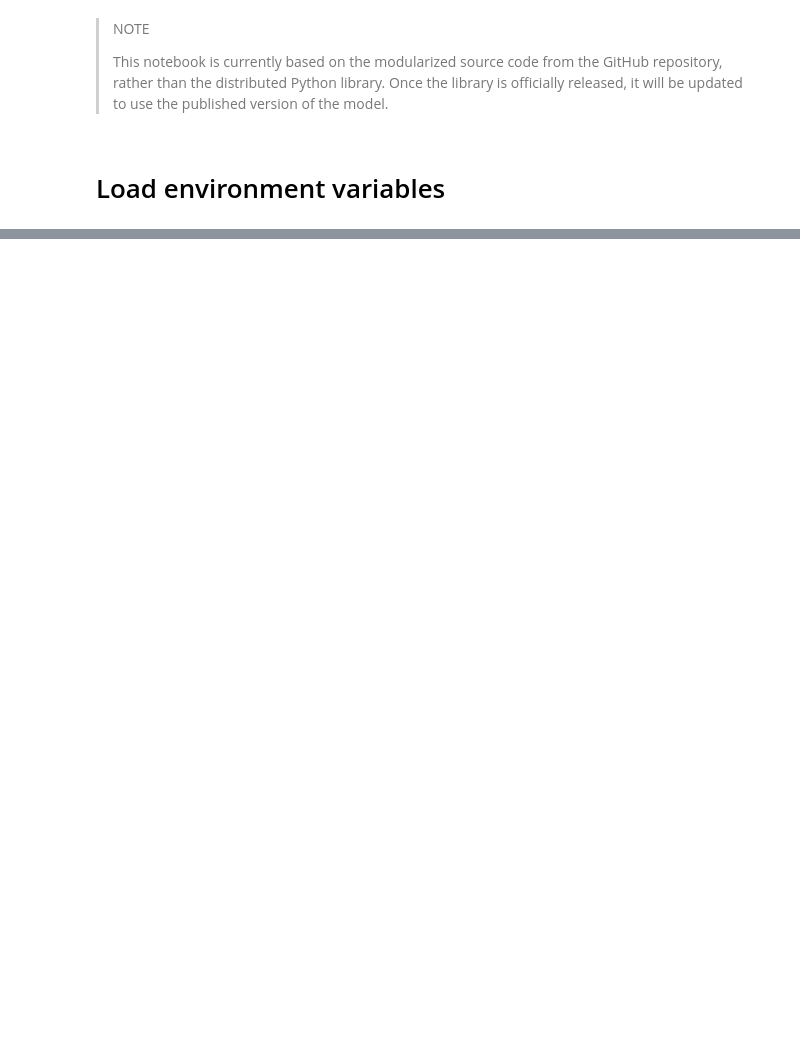
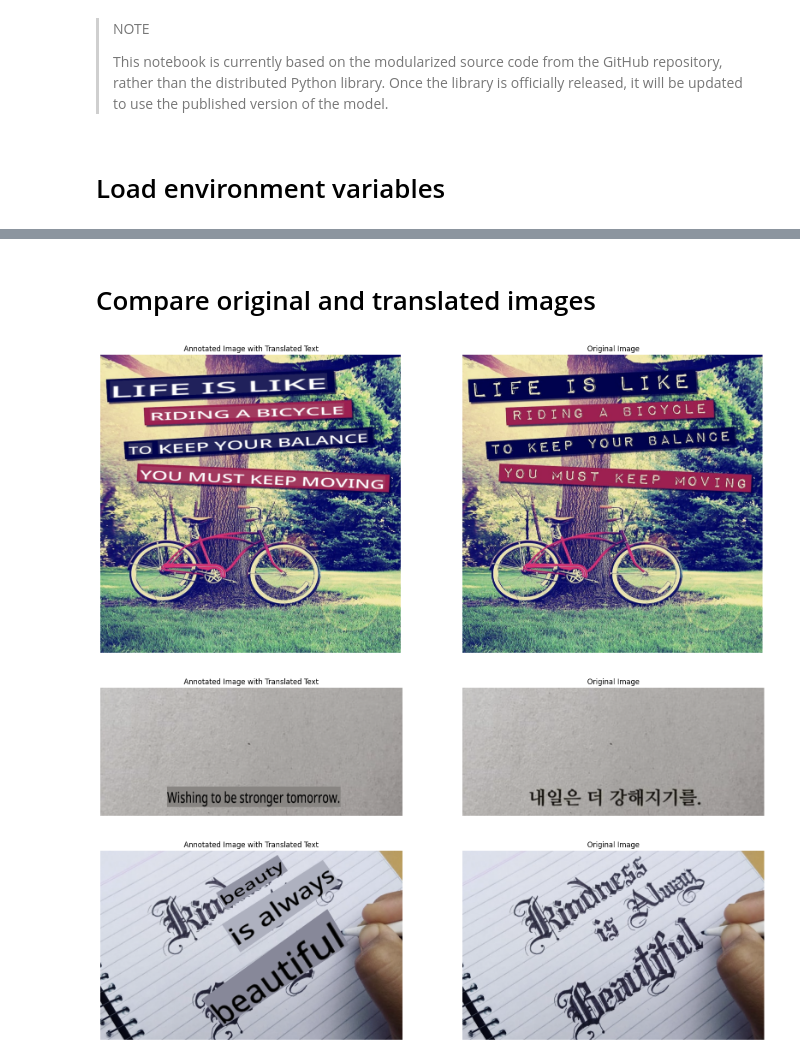
Before and after one commit to Imperial-EE-Microsoft/co_op_translator, a Jupyter notebook: notebooks/notebook_for_module_project.ipynb, the cells around one changed output, grey strips where cells are left out. Drawn from its saved outputs; the diff is of its cells as text; code cells hidden in the pictures; blank space fills up the shorter version.

```diff
--- a/notebooks/notebook_for_module_project.ipynb
+++ b/notebooks/notebook_for_module_project.ipynb
@@ -26,12 +26,14 @@ api_version = '2023-12-01-preview'
 # Import necessary functions from the modularized project
 from src.image_translator.azure_vision_translator import translate_image
 
+image_path1 = "../data/images/bicycle.png"
+image_path2 = "../data/images/korean.png"
+image_path3 = "../data/images/calligraphy.png"
 # Example usage of the translate_image function
-image_path = "../data/images/bicycle.png"
-translated_image_path = translate_image(image_path, "Spanish")
-print(f"Translated image saved at: {translated_image_path}")
-
-# Translating additional images
-translate_image("../data/images/korean.png", "English")
-translate_image("../data/images/microsoft1.png", "Malay")
+translated_image_path1 = translate_image(image_path1, "English")
+print(f"Translated image saved at: {translated_image_path1}")
+translated_image_path2 = translate_image(image_path2, "English")
+print(f"Translated image saved at: {translated_image_path2}")
+translated_image_path3 = translate_image(image_path3, "English")
+print(f"Translated image saved at: {translated_image_path3}")
 # %% [output]
@@ -45,0 +43,13 @@ OSError: cannot open resource
+# %% [markdown]
+# Compare original and translated images
+# %%
+from src.utils.image_utils import display_image
+
+# Display the original image and the translated image
+display_image(image_path1,translated_image_path1)
+display_image(image_path2,translated_image_path2)
+display_image(image_path3,translated_image_path3)
+# %% [output]
+[figure, added]
+[figure, added]
+[figure, added]
```
Also changed, not shown: parts of 6 cells of this notebook, 6 other files.
